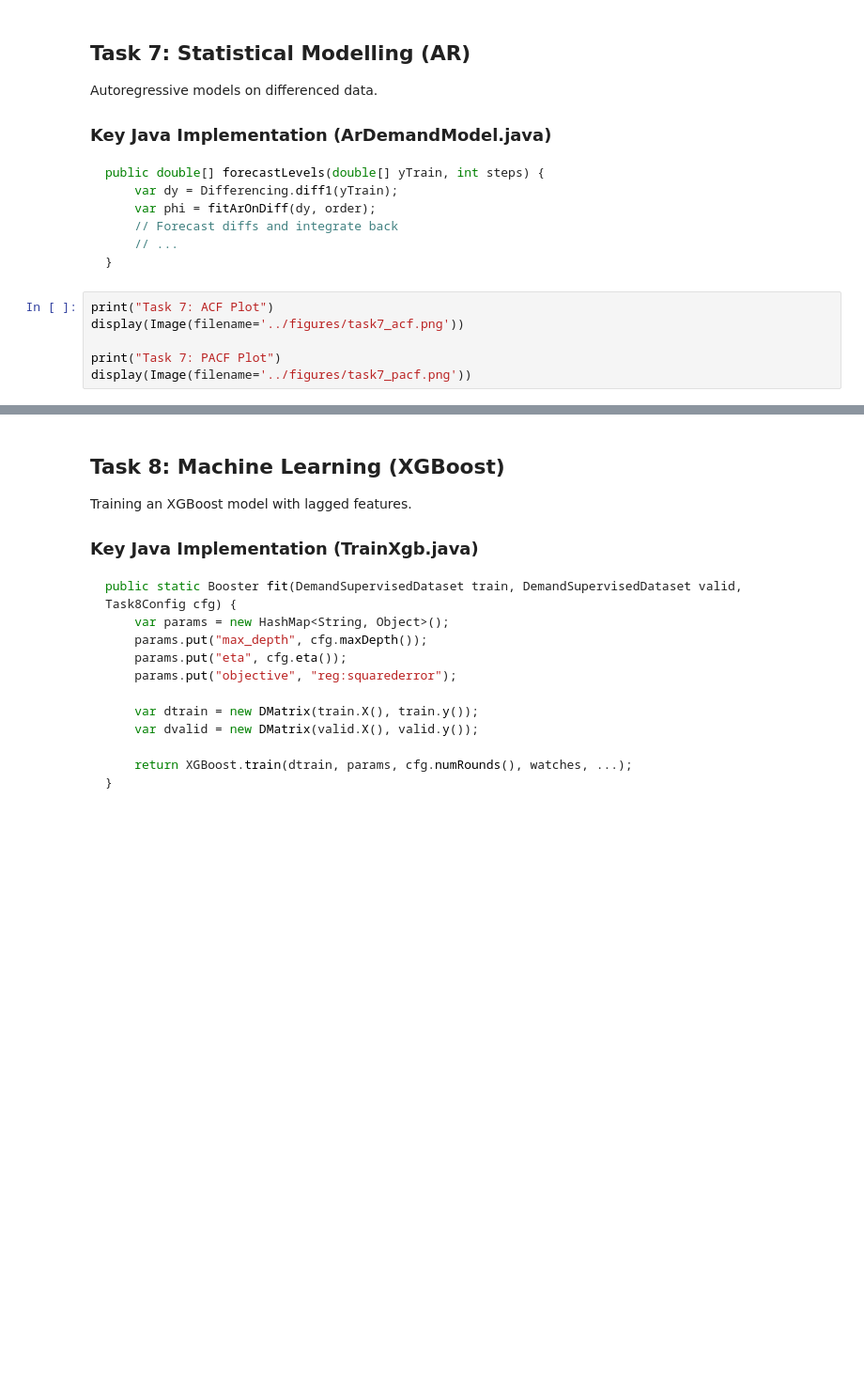
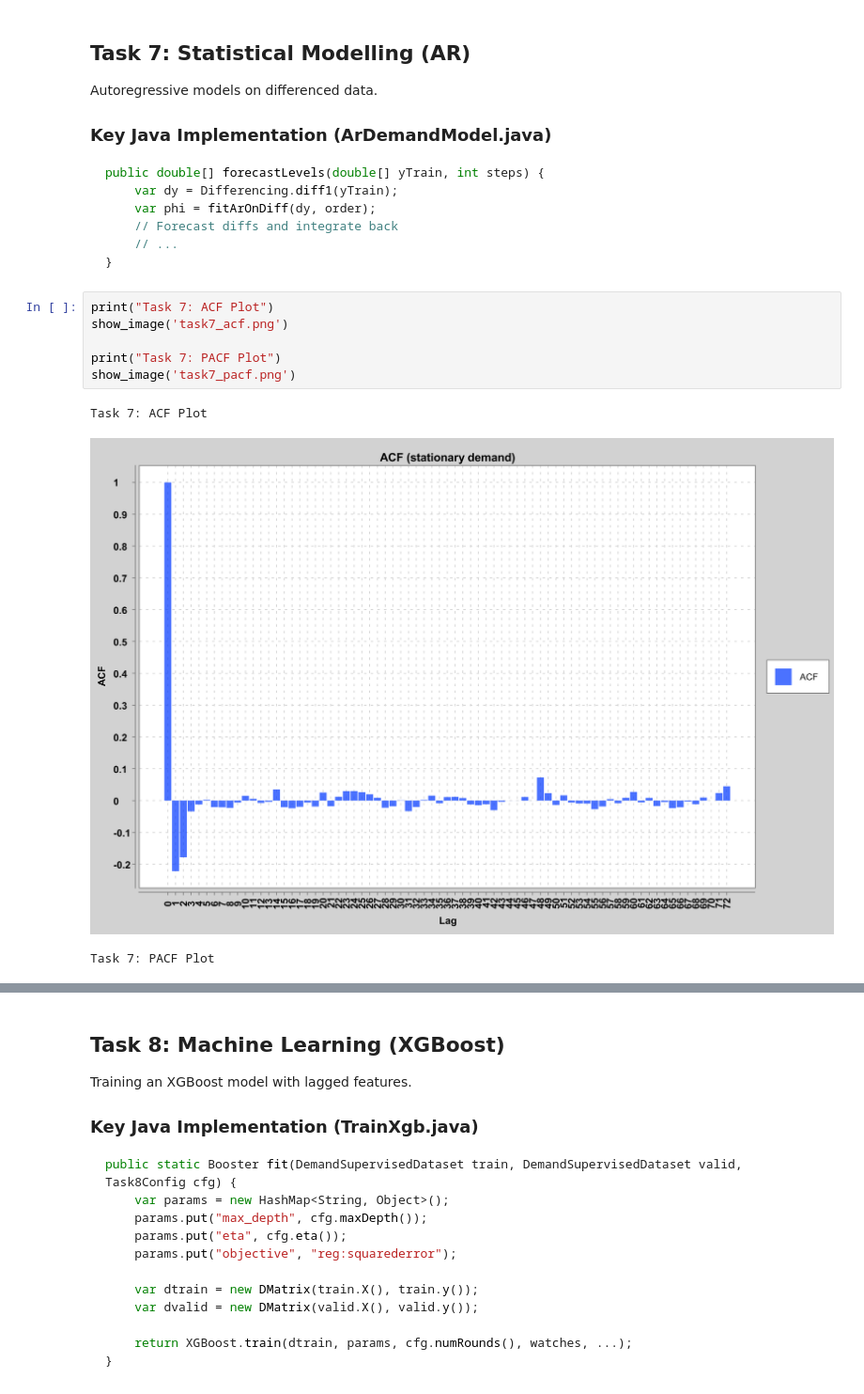
Before and after one commit to crazyav1/crazyav1.github.io, a Jupyter notebook: docs/index.ipynb, the cells around one changed output, grey strips where cells are left out. Shown at 94% size. Drawn from its saved outputs; the diff is of its cells as text; blank space fills up the shorter version.

````diff
--- a/docs/index.ipynb
+++ b/docs/index.ipynb
@@ -113,7 +206,11 @@ public double[] forecastLevels(double[] yTrain, int steps) {
 ```
 # %%
 print("Task 7: ACF Plot")
-display(Image(filename='../figures/task7_acf.png'))
+show_image('task7_acf.png')
 
 print("Task 7: PACF Plot")
-display(Image(filename='../figures/task7_pacf.png'))
+show_image('task7_pacf.png')
+# %% [output]
+Task 7: ACF Plot
+[figure, added]
+Task 7: PACF Plot
````
Also changed, not shown: parts of 13 cells of this notebook.
